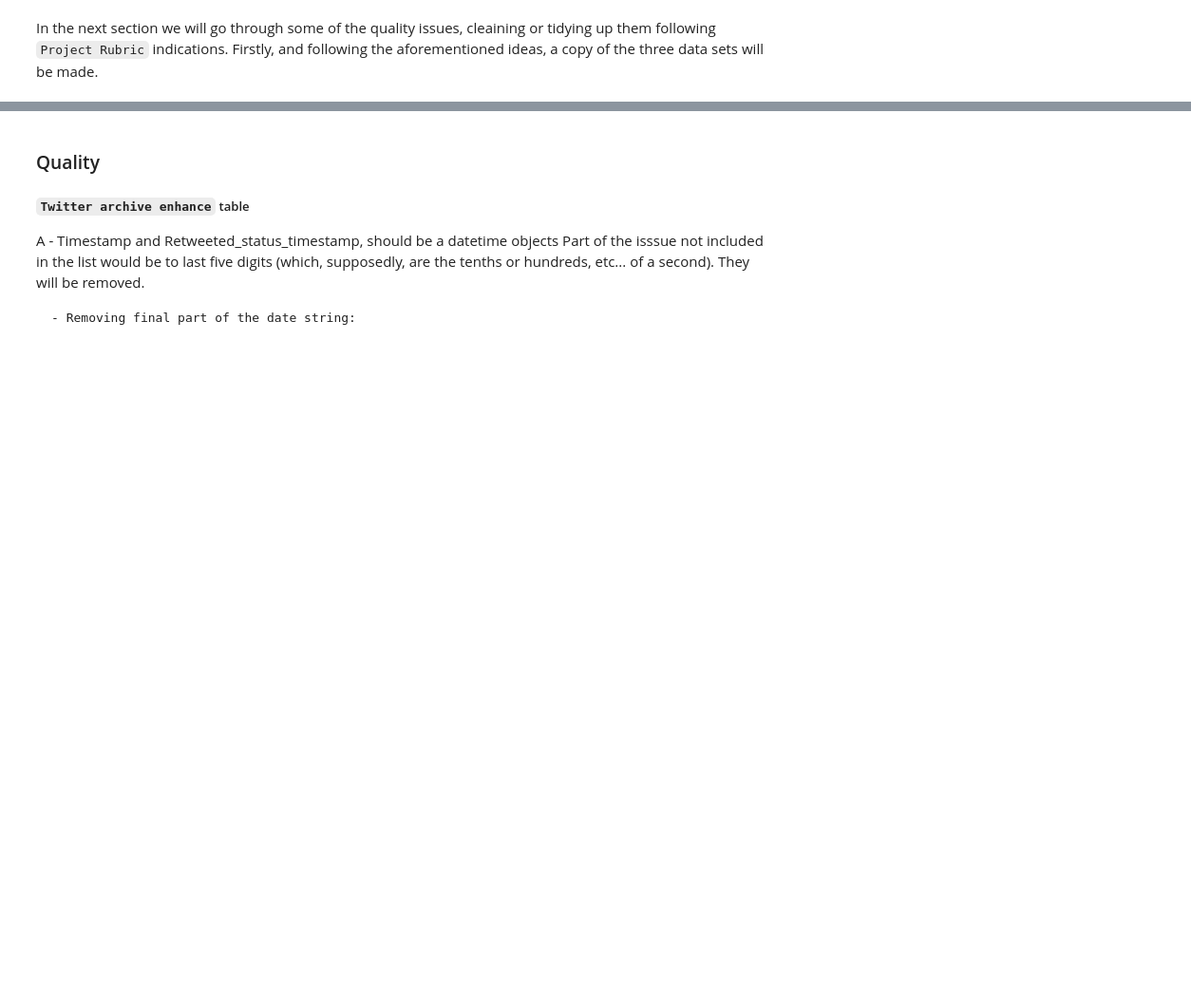
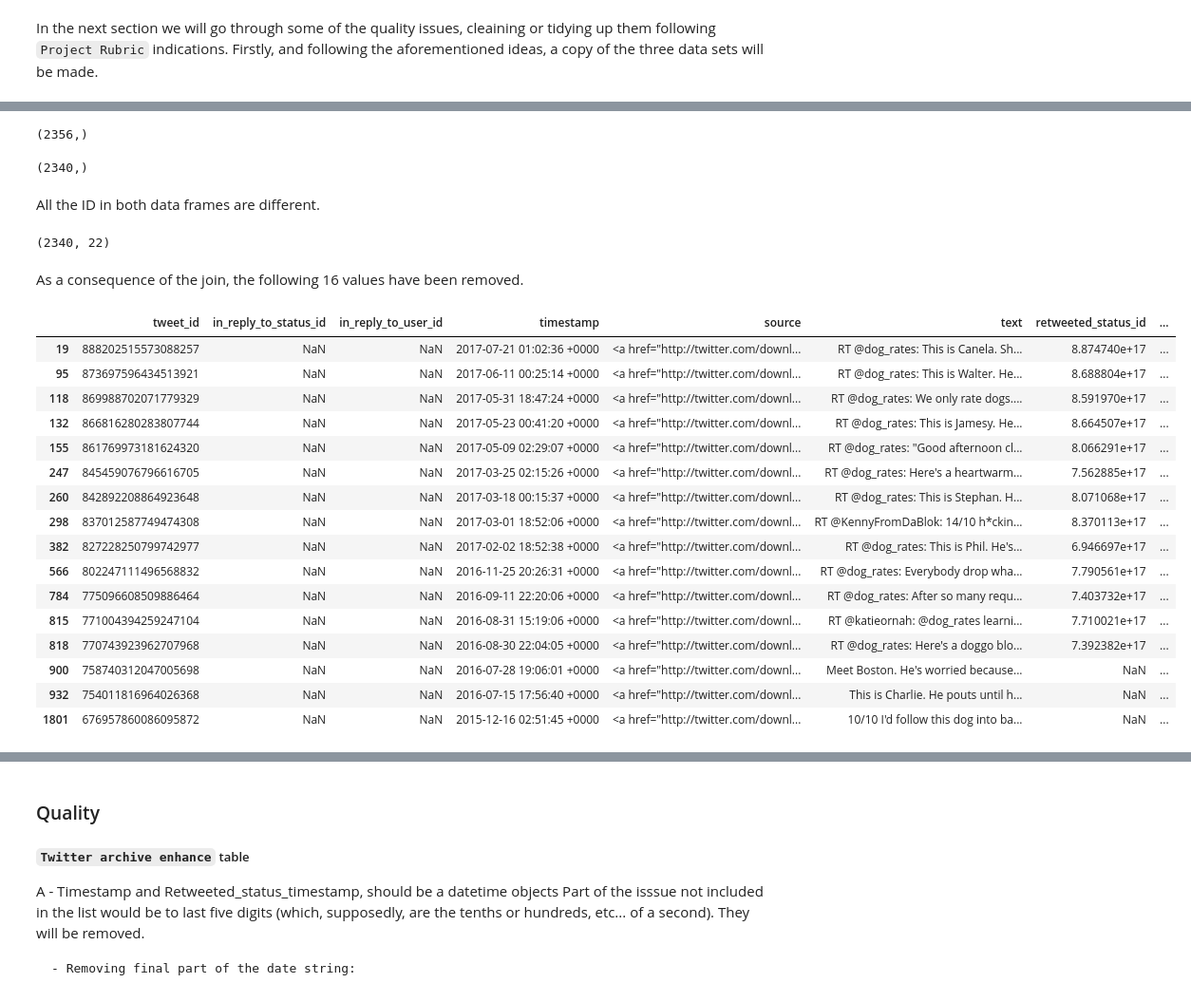
Before and after one commit to yagueits/Web-scrapping, a Jupyter notebook: wrangle_actYAGO.ipynb, the cells around one changed output, grey strips where cells are left out. Shown: that part at 95% size. Drawn from its saved outputs; the diff is of its cells as text; code cells hidden in the pictures; blank space fills up the shorter version.

```diff
--- a/wrangle_actYAGO.ipynb
+++ b/wrangle_actYAGO.ipynb
@@ -463,0 +470,37 @@ tweet_data_v2=tweet_data.copy()
+# %%
+twitter_data_v2.tweet_id.unique().shape
+# %% [output]
+(2356,)
+# %%
+tweet_data_v2.tweet_id.unique().shape
+# %% [output]
+(2340,)
+# %% [markdown]
+All the ID in both data frames are different.
+# %%
+All_tweet_data=pd.merge(twitter_data_v2, tweet_data_v2, on='tweet_id')
+All_tweet_data.shape
+# %% [output]
+(2340, 22)
+# %% [markdown]
+As a consequence of the join, the following 16 values have been removed.
+# %%
+twitter_data_v2[~twitter_data_v2.tweet_id.isin(tweet_data_v2.tweet_id)]
+# %% [output]
+|  | tweet_id | in_reply_to_status_id | in_reply_to_user_id | timestamp | source | text | retweeted_status_id | ... |
+| 19 | 888202515573088257 | NaN | NaN | 2017-07-21 01:02:36 +0000 | <a href="http://twitter.com/downl... | RT @dog_rates: This is Canela. Sh... | 8.874740e+17 | ... |
+| 95 | 873697596434513921 | NaN | NaN | 2017-06-11 00:25:14 +0000 | <a href="http://twitter.com/downl... | RT @dog_rates: This is Walter. He... | 8.688804e+17 | ... |
+| 118 | 869988702071779329 | NaN | NaN | 2017-05-31 18:47:24 +0000 | <a href="http://twitter.com/downl... | RT @dog_rates: We only rate dogs.... | 8.591970e+17 | ... |
+| 132 | 866816280283807744 | NaN | NaN | 2017-05-23 00:41:20 +0000 | <a href="http://twitter.com/downl... | RT @dog_rates: This is Jamesy. He... | 8.664507e+17 | ... |
+| 155 | 861769973181624320 | NaN | NaN | 2017-05-09 02:29:07 +0000 | <a href="http://twitter.com/downl... | RT @dog_rates: "Good afternoon cl... | 8.066291e+17 | ... |
+| 247 | 845459076796616705 | NaN | NaN | 2017-03-25 02:15:26 +0000 | <a href="http://twitter.com/downl... | RT @dog_rates: Here's a heartwarm... | 7.562885e+17 | ... |
+| 260 | 842892208864923648 | NaN | NaN | 2017-03-18 00:15:37 +0000 | <a href="http://twitter.com/downl... | RT @dog_rates: This is Stephan. H... | 8.071068e+17 | ... |
+| 298 | 837012587749474308 | NaN | NaN | 2017-03-01 18:52:06 +0000 | <a href="http://twitter.com/downl... | RT @KennyFromDaBlok: 14/10 h*ckin... | 8.370113e+17 | ... |
+| 382 | 827228250799742977 | NaN | NaN | 2017-02-02 18:52:38 +0000 | <a href="http://twitter.com/downl... | RT @dog_rates: This is Phil. He's... | 6.946697e+17 | ... |
+| 566 | 802247111496568832 | NaN | NaN | 2016-11-25 20:26:31 +0000 | <a href="http://twitter.com/downl... | RT @dog_rates: Everybody drop wha... | 7.790561e+17 | ... |
+| 784 | 775096608509886464 | NaN | NaN | 2016-09-11 22:20:06 +0000 | <a href="http://twitter.com/downl... | RT @dog_rates: After so many requ... | 7.403732e+17 | ... |
+| 815 | 771004394259247104 | NaN | NaN | 2016-08-31 15:19:06 +0000 | <a href="http://twitter.com/downl... | RT @katieornah: @dog_rates learni... | 7.710021e+17 | ... |
+| 818 | 770743923962707968 | NaN | NaN | 2016-08-30 22:04:05 +0000 | <a href="http://twitter.com/downl... | RT @dog_rates: Here's a doggo blo... | 7.392382e+17 | ... |
+| 900 | 758740312047005698 | NaN | NaN | 2016-07-28 19:06:01 +0000 | <a href="http://twitter.com/downl... | Meet Boston. He's worried because... | NaN | ... |
+| 932 | 754011816964026368 | NaN | NaN | 2016-07-15 17:56:40 +0000 | <a href="http://twitter.com/downl... | This is Charlie. He pouts until h... | NaN | ... |
+| 1801 | 676957860086095872 | NaN | NaN | 2015-12-16 02:51:45 +0000 | <a href="http://twitter.com/downl... | 10/10 I'd follow this dog into ba... | NaN | ... |
```
Also changed, not shown: parts of 19 cells of this notebook.
